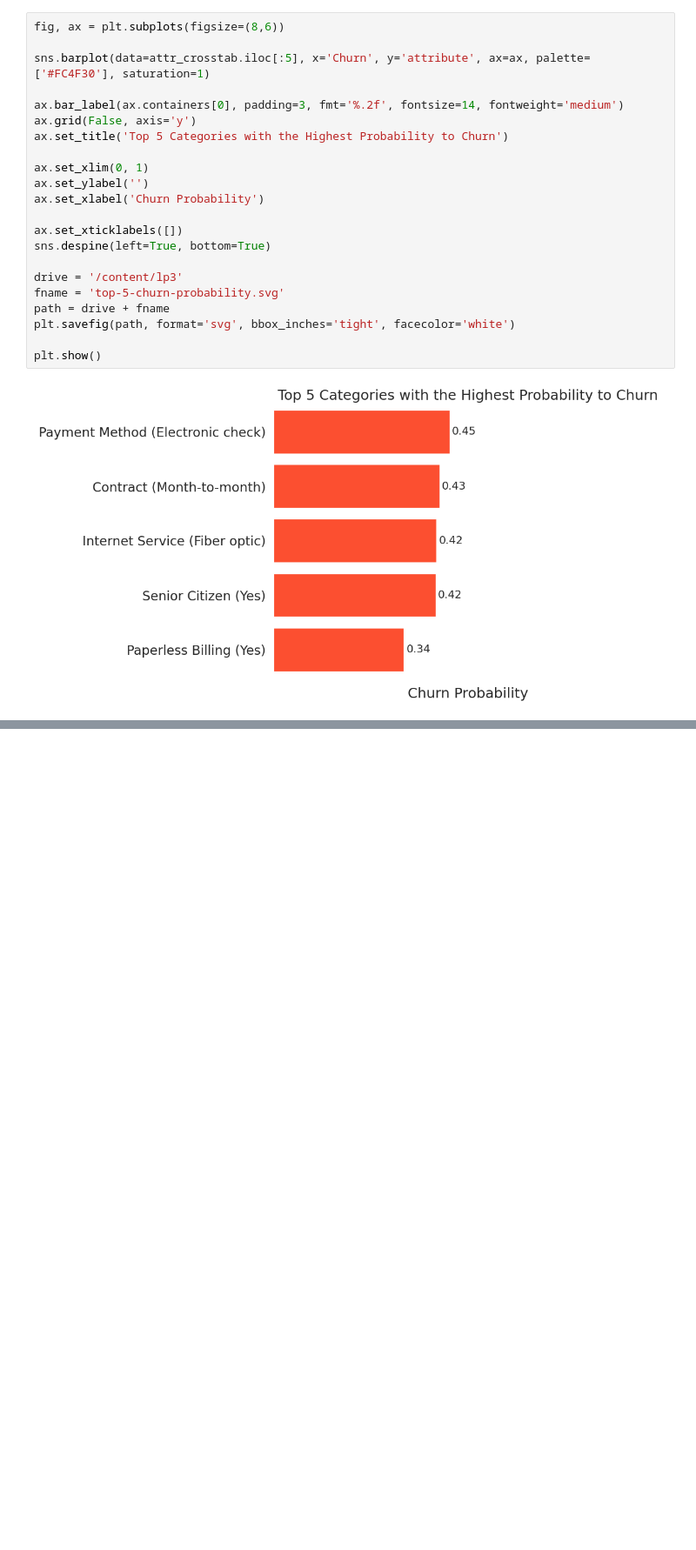
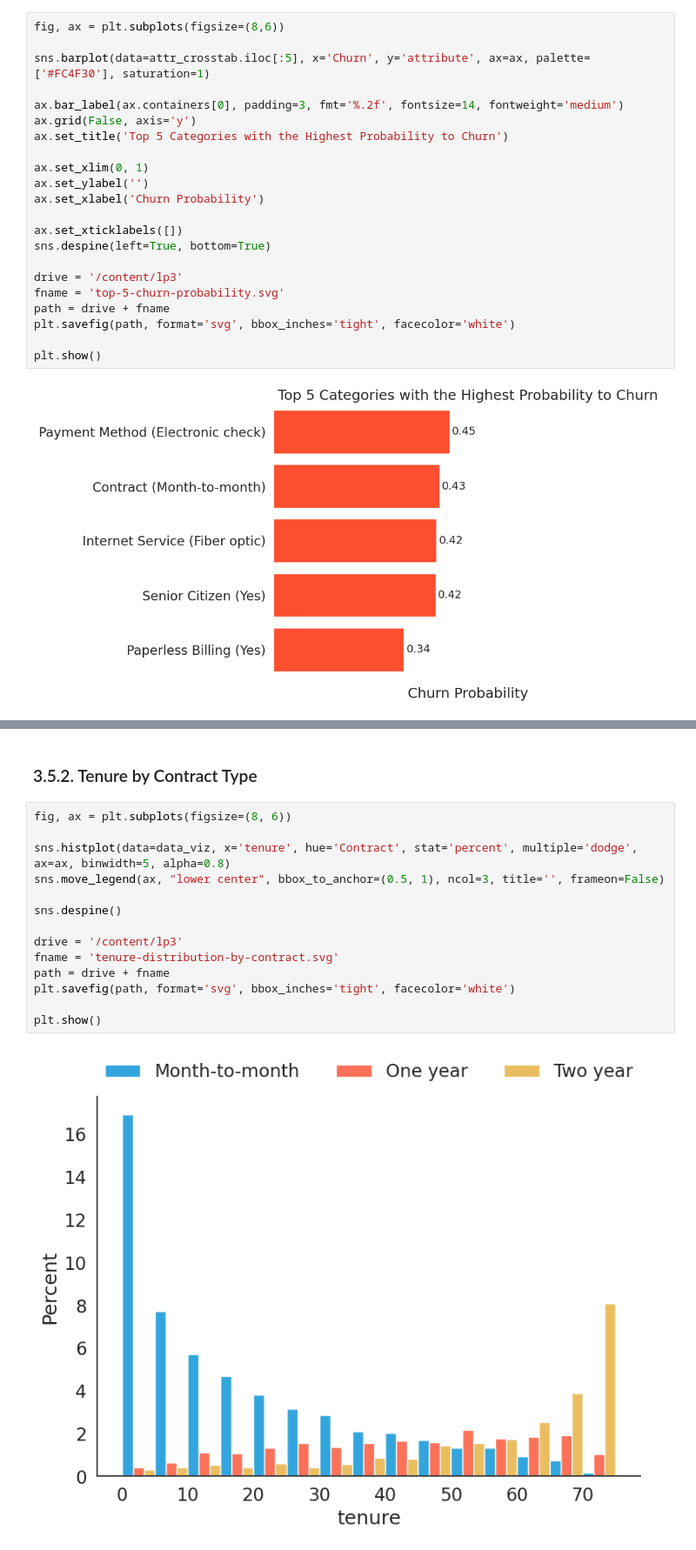
Before and after one commit to DeeeTeeee/AZUBISTORE, a Jupyter notebook: telcom.ipynb, the cells around one changed output, grey strips where cells are left out. Shown at 87% size. Drawn from its saved outputs; the diff is of its cells as text; blank space fills up the shorter version.

```diff
--- a/telcom.ipynb
+++ b/telcom.ipynb
@@ -643,0 +727,18 @@ plt.show()
+# %% [markdown]
+### 3.5.2. Tenure by Contract Type
+# %%
+fig, ax = plt.subplots(figsize=(8, 6))
+
+sns.histplot(data=data_viz, x='tenure', hue='Contract', stat='percent', multiple='dodge', ax=ax, binwidth=5, alpha=0.8)
+sns.move_legend(ax, "lower center", bbox_to_anchor=(0.5, 1), ncol=3, title='', frameon=False)
+
+sns.despine()
+
+drive = '/content/lp3'
+fname = 'tenure-distribution-by-contract.svg'
+path = drive + fname
+plt.savefig(path, format='svg', bbox_inches='tight', facecolor='white')
+
+plt.show()
+# %% [output]
+[figure, added]
```
Also changed, not shown: parts of 79 cells of this notebook.
